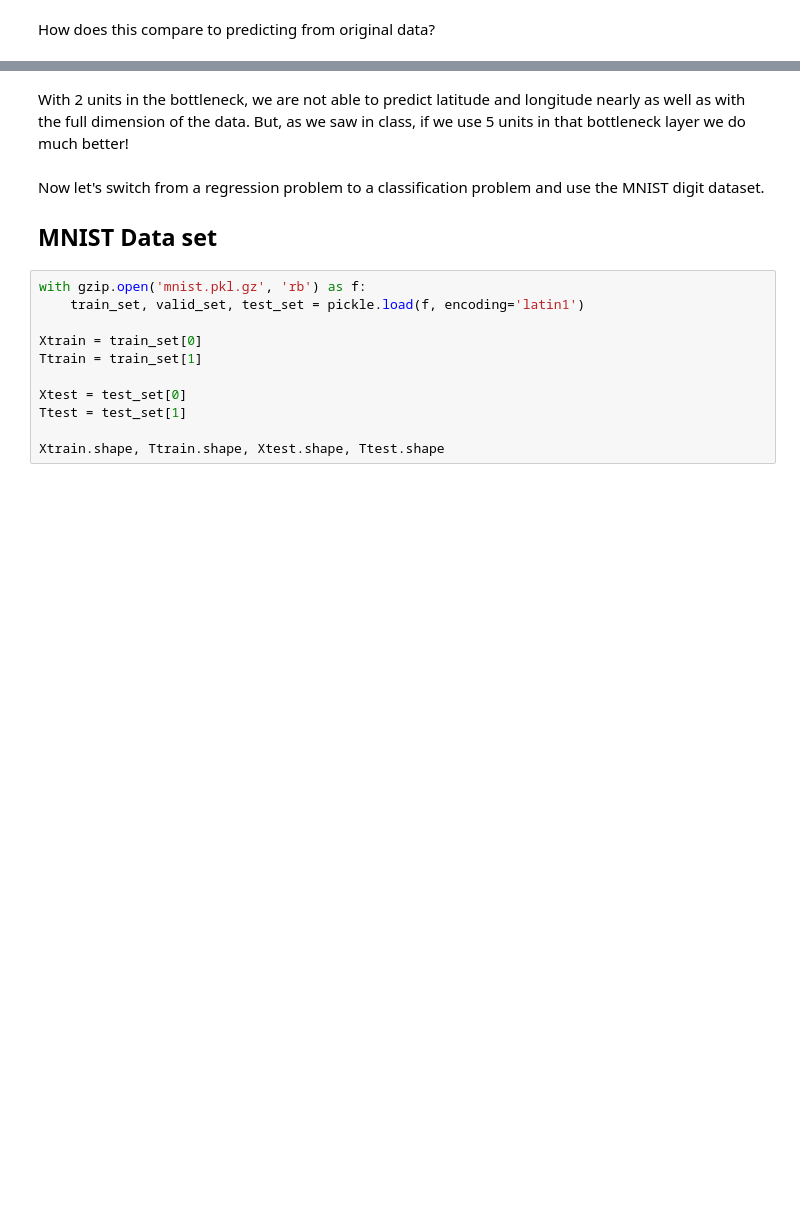
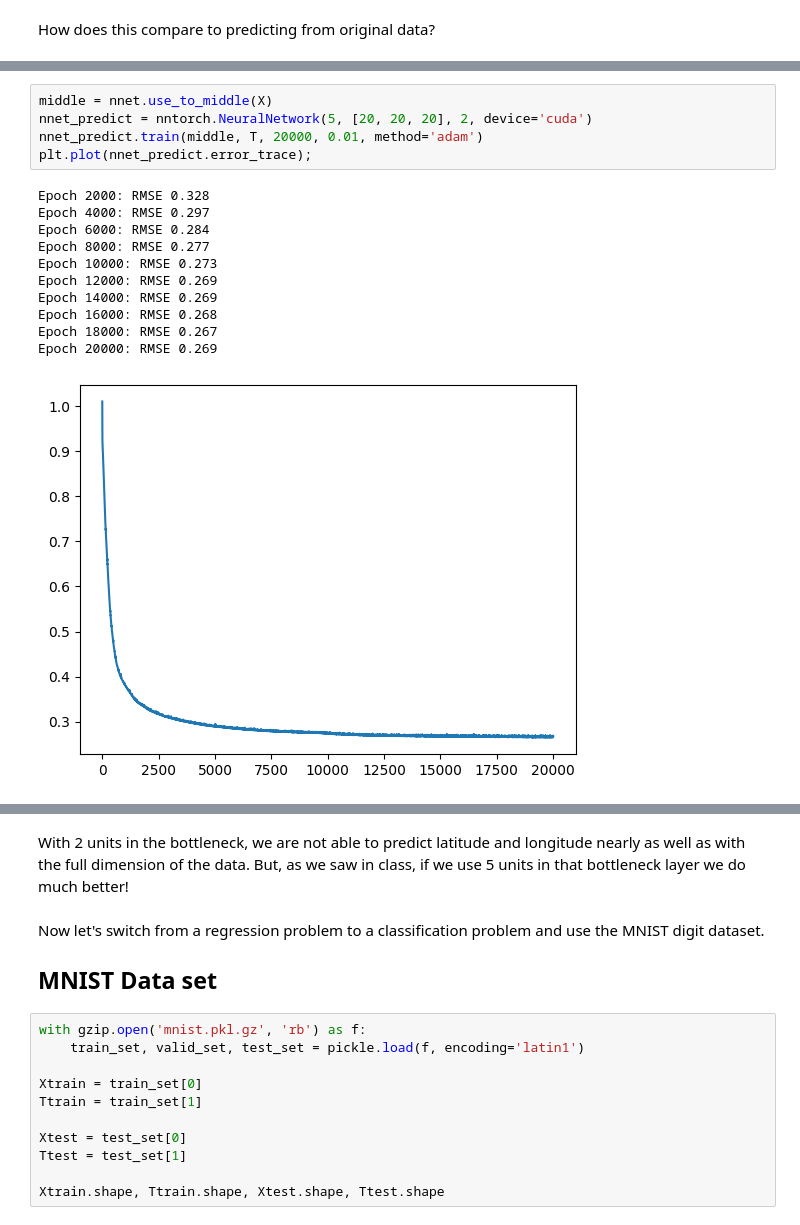
Before and after one commit to sarathsreedharan/CSU_CS_445, a Jupyter notebook: Spring25/Notebooks/module06_02_auto-encoder.ipynb, the cells around one changed output, grey strips where cells are left out. Saved outputs shown, nothing was run; the diff lists cells and outputs as text; blank space fills up the shorter version.

```diff
--- a/Spring25/Notebooks/module06_02_auto-encoder.ipynb
+++ b/Spring25/Notebooks/module06_02_auto-encoder.ipynb
@@ -243,0 +265,17 @@ Text(0, 0.5, 'Predicted')
+# %%
+middle = nnet.use_to_middle(X)
+nnet_predict = nntorch.NeuralNetwork(5, [20, 20, 20], 2, device='cuda')
+nnet_predict.train(middle, T, 20000, 0.01, method='adam')
+plt.plot(nnet_predict.error_trace);
+# %% [output]
+Epoch 2000: RMSE 0.328
+Epoch 4000: RMSE 0.297
+Epoch 6000: RMSE 0.284
+Epoch 8000: RMSE 0.277
+Epoch 10000: RMSE 0.273
+Epoch 12000: RMSE 0.269
+Epoch 14000: RMSE 0.269
+Epoch 16000: RMSE 0.268
+Epoch 18000: RMSE 0.267
+Epoch 20000: RMSE 0.269
+[figure, added]
```
Also changed, not shown: parts of 27 cells of this notebook.
